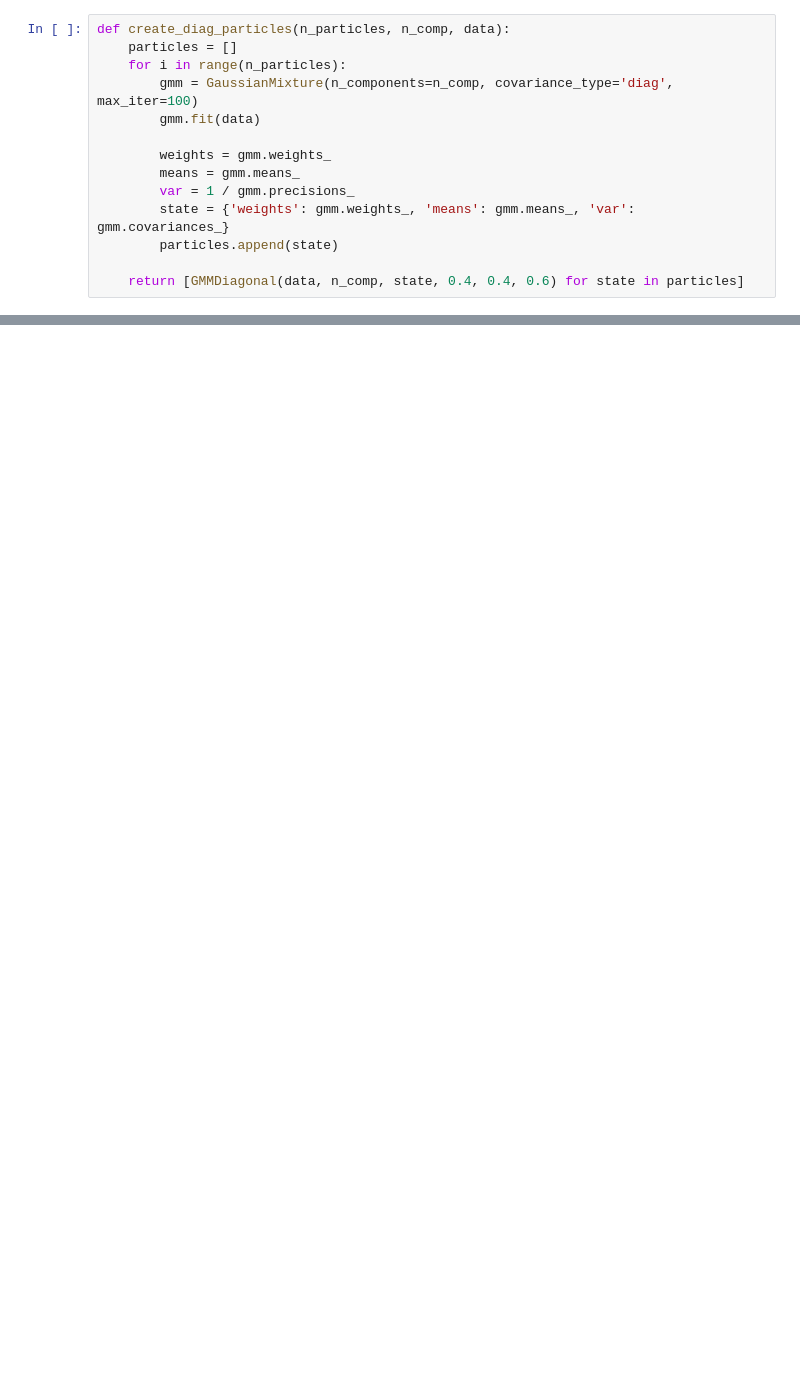
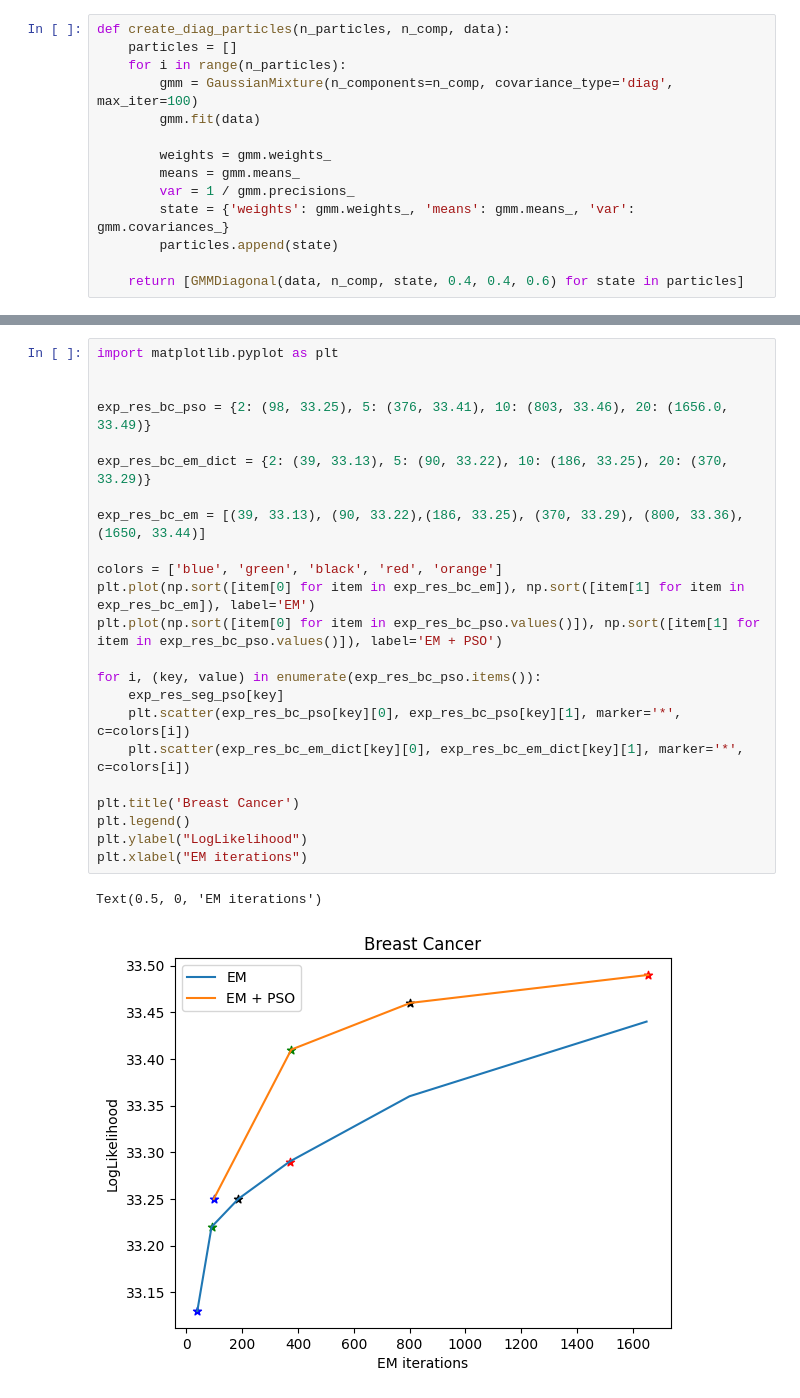
Before and after one commit to SKholkin/PSO_GMM, a Jupyter notebook: gmm_diag.ipynb, the cells around one changed output, grey strips where cells are left out. Saved outputs shown, nothing was run; the diff lists cells and outputs as text; blank space fills up the shorter version.

```diff
--- a/gmm_diag.ipynb
+++ b/gmm_diag.ipynb
@@ -361,0 +472,26 @@ gmm.score(data)
+# %%
+import matplotlib.pyplot as plt
+
+
+exp_res_bc_pso = {2: (98, 33.25), 5: (376, 33.41), 10: (803, 33.46), 20: (1656.0, 33.49)}
+
+exp_res_bc_em_dict = {2: (39, 33.13), 5: (90, 33.22), 10: (186, 33.25), 20: (370, 33.29)}
+
+exp_res_bc_em = [(39, 33.13), (90, 33.22),(186, 33.25), (370, 33.29), (800, 33.36), (1650, 33.44)]
+
+colors = ['blue', 'green', 'black', 'red', 'orange']
+plt.plot(np.sort([item[0] for item in exp_res_bc_em]), np.sort([item[1] for item in exp_res_bc_em]), label='EM')
+plt.plot(np.sort([item[0] for item in exp_res_bc_pso.values()]), np.sort([item[1] for item in exp_res_bc_pso.values()]), label='EM + PSO')
+
+for i, (key, value) in enumerate(exp_res_bc_pso.items()):
+    exp_res_seg_pso[key]
+    plt.scatter(exp_res_bc_pso[key][0], exp_res_bc_pso[key][1], marker='*', c=colors[i])
+    plt.scatter(exp_res_bc_em_dict[key][0], exp_res_bc_em_dict[key][1], marker='*', c=colors[i])
+
+plt.title('Breast Cancer')
+plt.legend()
+plt.ylabel("LogLikelihood")
+plt.xlabel("EM iterations")
+# %% [output]
+Text(0.5, 0, 'EM iterations')
+[figure, added]
```
Also changed, not shown: parts of 19 cells of this notebook, 7 other files.
